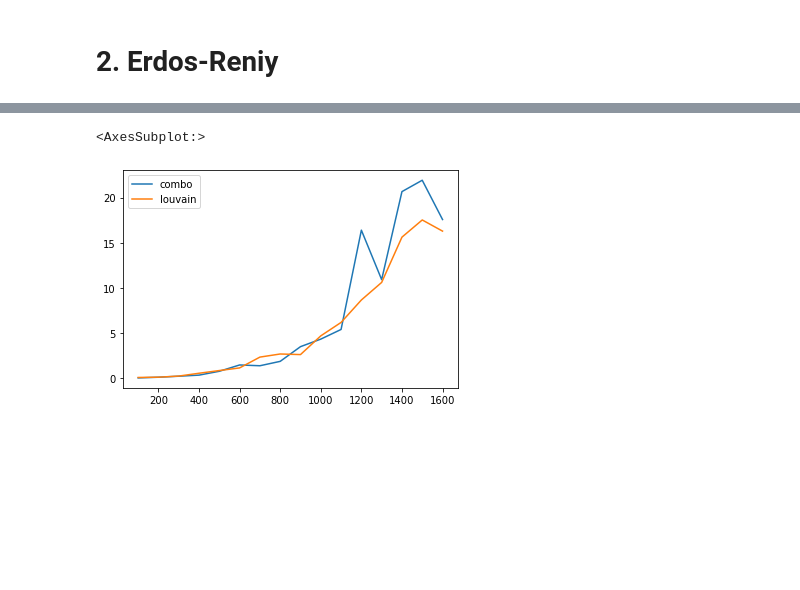
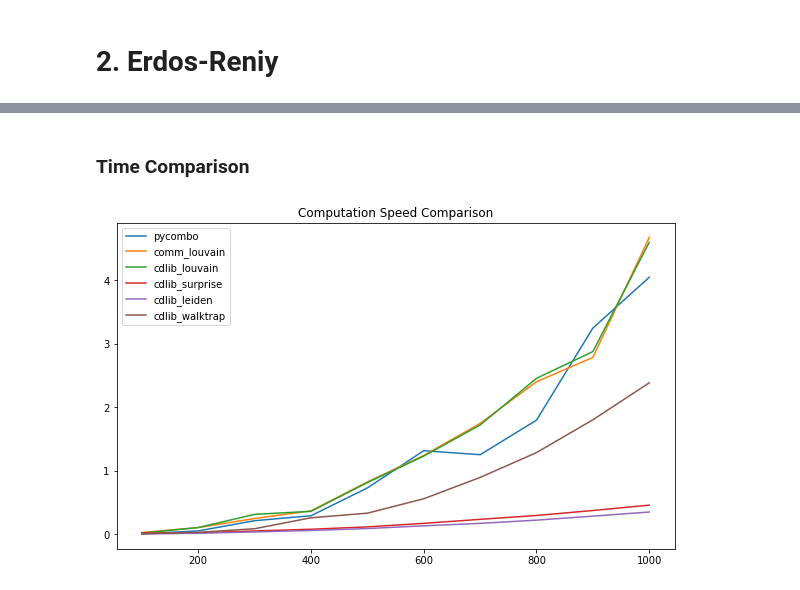
Before and after one commit to Casyfill/pyCombo, a Jupyter notebook: example/benchmark.ipynb, the cells around one changed output, grey strips where cells are left out. Cells and saved outputs as stored; diff of their text form; code cells hidden in the pictures; blank space fills up the shorter version.

```diff
--- a/example/benchmark.ipynb
+++ b/example/benchmark.ipynb
@@ -132,5 +129,46 @@ for n in tqdm(range(100, 1601, 100)):
-# %%
-pd.DataFrame(PERF).plot()
-# %% [output]
-<AxesSubplot:>
-[figure, removed]
+# %% [markdown]
+### Time Comparison
+# %%
+import timeit
+REPEATS = 5
+
+
+SETUP_CODE = '''
+import pycombo
+import community as community_louvain
+import networkx as nx
+from cdlib import algorithms
+G = nx.generators.random_graphs.erdos_renyi_graph(n={n}, p=0.15, seed=42)
+'''
+
+ALGOS_STR = {
+    'pycombo' : "pycombo.execute(G, return_modularity=True, random_seed=42)",
+    'comm_louvain': "community_louvain.best_partition(G, randomize=False)",
+    'cdlib_louvain': "algorithms.louvain(G, weight='weight', resolution=1., randomize=False)",
+    'cdlib_surprise': "algorithms.surprise_communities(G)",
+    'cdlib_leiden': "algorithms.leiden(G)",
+    'cdlib_walktrap': "algorithms.walktrap(G)"
+
+}
+
+def timeit_comm(n:int, test_code:str)->List[int]:
+
+    # timeit.repeat statement
+    return timeit.repeat(setup = SETUP_CODE.format(n=n),
+                          stmt = test_code,
+                          repeat = REPEATS,
+                          number = 1)
+# %%
+from statistics import mean
+
+PERF = dict()
+
+for n in tqdm(Ns):
+    PERF[n] = dict()
+    for k, code in ALGOS_STR.items():
+        times = timeit_comm(n, test_code=code)
+        PERF[n][k] = mean(times)
+# %%
+pd.DataFrame(PERF).T.iloc[:10, :].plot(title='Computation Speed Comparison',figsize=(10,6));
+# %% [output]
+[figure, added]
```
Also changed, not shown: parts of 24 cells of this notebook.
